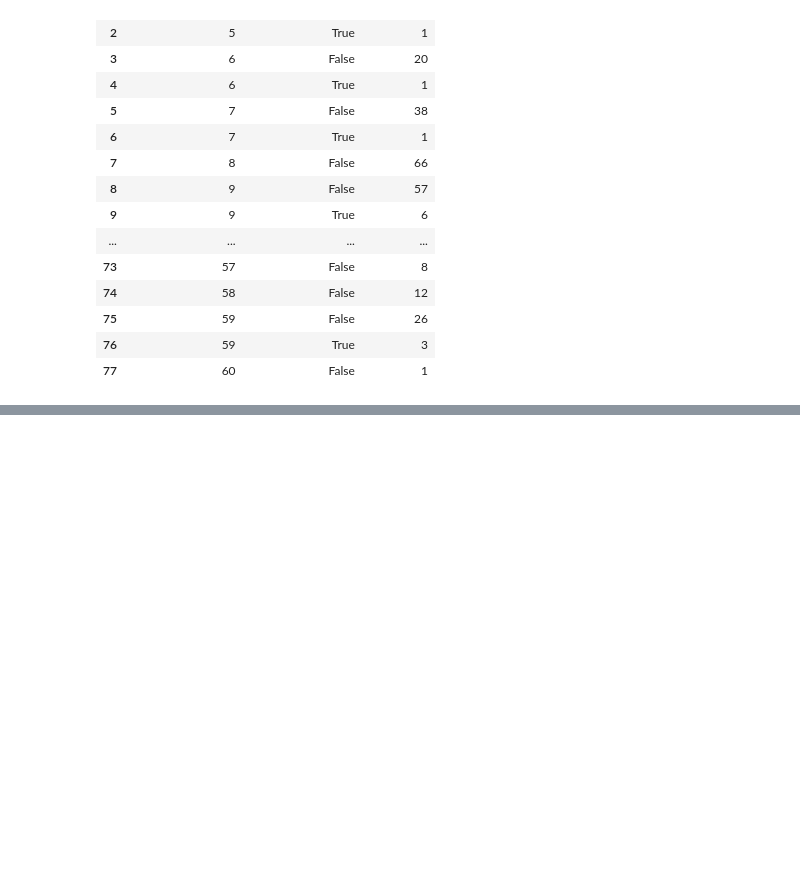
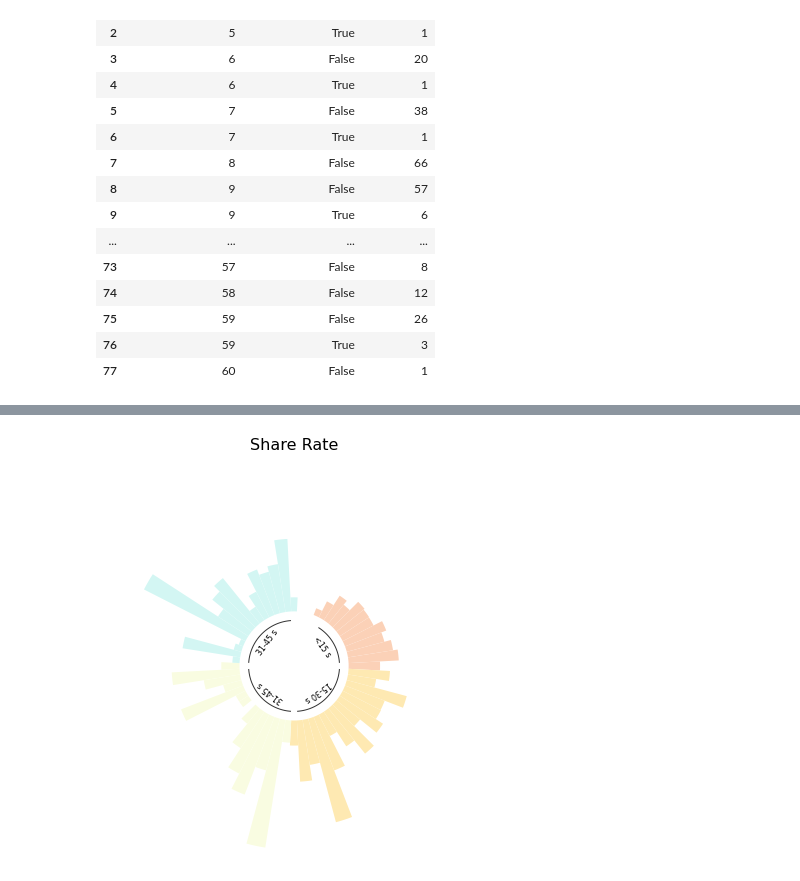
Before and after one commit to ba-group-projects/tiktok-popularity-eda, a Jupyter notebook: benedict_smm635_mtp_eda.ipynb, the cells around one changed output, grey strips where cells are left out. Cells and saved outputs as stored; diff of their text form; code cells hidden in the pictures; blank space fills up the shorter version.

Commit message:
circular bar chart and scatter chart

```diff
--- a/benedict_smm635_mtp_eda.ipynb
+++ b/benedict_smm635_mtp_eda.ipynb
@@ -732,0 +736,97 @@ for _x,_y  in zip(x,y):
+# %%
+# Circular bar chart
+
+# proprocess the data
+import numpy as np
+import matplotlib.pyplot as plt
+# .sort_values(by='videoMeta.duration',axis=1)#.plot(kind="bar", legend=False)
+count_df = df_clean[['videoMeta.duration']].groupby(
+    df_clean["videoMeta.duration"]).count()
+count_df = count_df.rename(columns={"videoMeta.duration": "count"})
+count_df = count_df.reset_index()
+
+avg_df = df_clean[['videoMeta.duration',
+                   'likeRate', 'shareRate', 'commentRate']]
+avg_df = avg_df.groupby(['videoMeta.duration'], as_index=False).agg(
+    [np.mean]).reset_index()
+avg_df.columns = avg_df.columns.droplevel(-1)
+avg_df
+
+# plot the data
+fig = plt.figure(figsize=(16, 48), constrained_layout=True)
+
+
+lower_limit = 0.003
+ax1 = fig.add_subplot(131, projection='polar')
+x = avg_df['videoMeta.duration']
+y = avg_df["shareRate"]
+ax1.set_theta_direction(-1)
+ax1.set_xticks(np.arange(0, 2*np.pi, np.pi/2))
+ax1.set_xticklabels(["60s", "15s", "30s", "45s"])
+# ax1.set_ylim(0,0.012)
+# ax1.yaxis.set_major_locator(plt.MultipleLocator(0.002))
+ax1.set_theta_zero_location('N')
+for _x, _y in zip(x, y):
+    # _x = _x + np.pi/30
+    _x_second = _x
+    _x = _x*np.pi/30
+    rotation = np.rad2deg(_x+np.pi/15+np.pi/30)
+    print(_x, rotation)
+    if _x <= np.pi/2:
+        ax1.bar(x=_x, height=_y, width=np.pi/30,
+                color='#FBD1B7', bottom=lower_limit)
+    elif _x > np.pi/2 and _x <= np.pi:
+        ax1.bar(x=_x, height=_y, width=np.pi/30,
+                color='#FEE9B2', bottom=lower_limit)
+    elif _x > np.pi and _x <= np.pi*3/2:
+        ax1.bar(x=_x, height=_y, width=np.pi/30,
+                color='#F9FCE1', bottom=lower_limit)
+    else:
+        ax1.bar(x=_x, height=_y, width=np.pi/30,
+                color='#D3F6F3', bottom=lower_limit)
+    # rotation = np.rad2deg(_x)
+    # if _x >= np.pi/2 and _x < 3*np.pi/2:
+    #     alignment = "right"
+    #     rotation = rotation + 180
+    # else:
+    #     alignment = "left"
+    # print(_x,rotation)
+    # ax1.text(
+    #     x=_x,
+    #     y=lower_limit + _y + 0.0005,
+    #     s=f"{int(_x_second)} s",
+    #     va='center',
+    #     rotation=rotation,
+    #     rotation_mode="anchor"
+    # )
+
+# draw the curve
+# curve between 4s to 15s
+x = np.linspace(np.pi/30+0.15*np.pi, np.pi/2 - np.pi/40, 100)
+y = np.full(len(x), 0.0025)
+ax1.plot(x, y, color='black', linewidth=1, alpha=0.8)  # draw the curve
+# ax.text(x=np.pi/4, y=0.000774233508826262, s="<15s",ha="left",
+#         va='center',
+#         rotation=np.pi/4,
+#         rotation_mode="anchor")
+ax1.text(x=np.pi/2-np.pi/12,y=0.002,s='<15 s',rotation=-54,rotation_mode='anchor',va='center',ha='right',size=8)
+# # curve between 15s to 30s
+x = np.linspace(np.pi/2 + np.pi/40, np.pi - np.pi/40, 100)
+y = np.full(len(x), 0.0025)
+ax1.plot(x, y, color='black', linewidth=1, alpha=0.8)  # draw the curve
+ax1.text(x=np.pi-np.pi/10, y=0.002,s='15-30 s',rotation=-144,rotation_mode='anchor',va='center',ha='right',size=8)
+# # curve between 30s to 45s
+x = np.linspace(np.pi + np.pi/40, 3*np.pi/2-np.pi/40, 100)
+y = np.full(len(x), 0.0025)
+ax1.plot(x, y, color='black', linewidth=1, alpha=0.8)  # draw the curve
+ax1.text(x=np.pi+ np.pi/10, y=0.002,s='31-45 s',rotation=144,rotation_mode='anchor',va='center',ha='left',size=8)
+# # curve between 45s to 60s
+x = np.linspace(3*np.pi/2+np.pi/40, 2*np.pi-np.pi/40, 100)
+y = np.full(len(x), 0.0025)
+ax1.plot(x, y, color='black', linewidth=1, alpha=0.8)  # draw the curve
+ax1.text(x=3*np.pi/2+ np.pi/10, y=0.002,s='31-45 s',rotation=54,rotation_mode='anchor',va='center',ha='left',size=8)
+# add title
+ax1.set_title("Share Rate", fontsize=16)
+plt.axis('off')
+plt.show()
+# %% [output]
@@ -732,0 +850 @@ for _x,_y  in zip(x,y):
+[figure, added]
```
Also changed, not shown: parts of 4 cells of this notebook, 7 other files.
